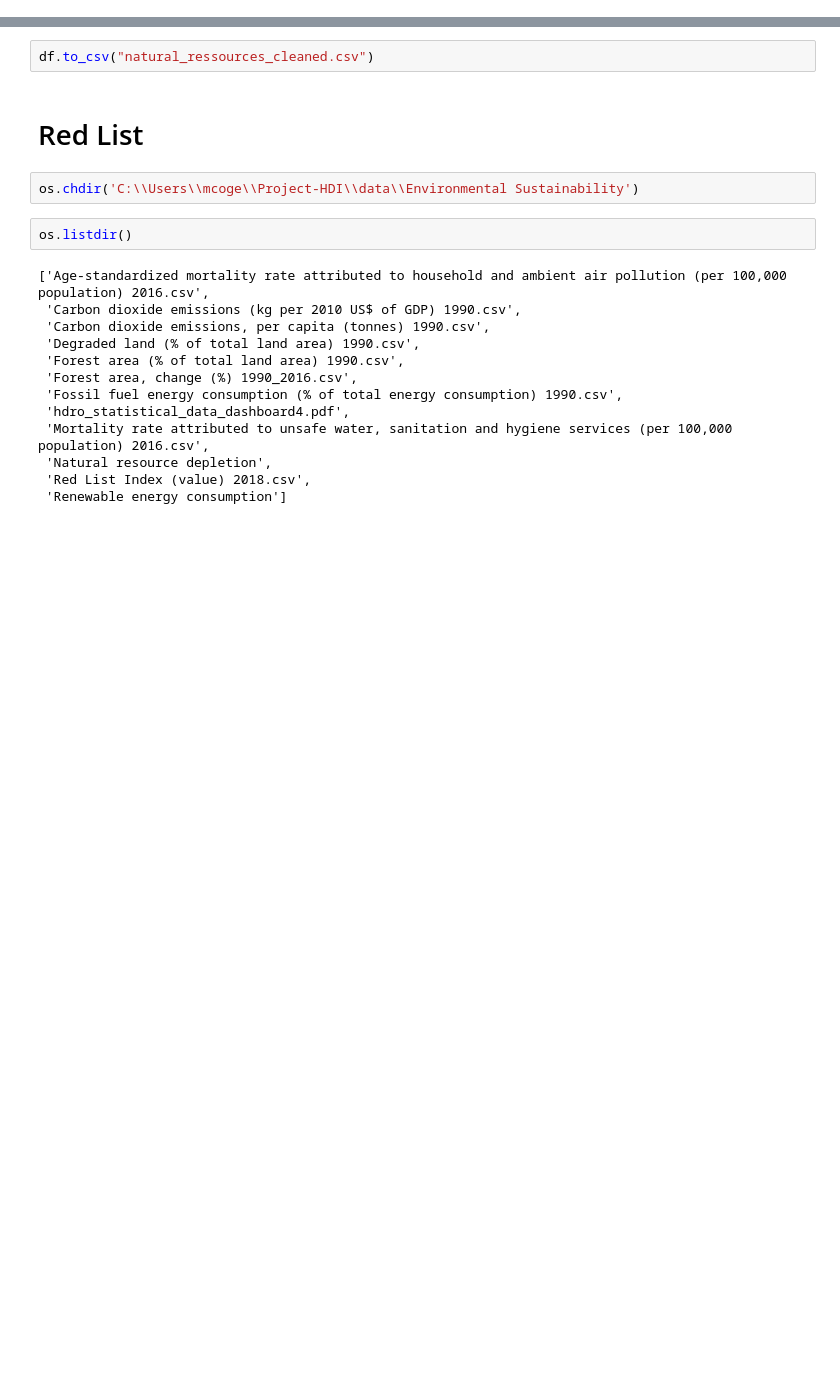
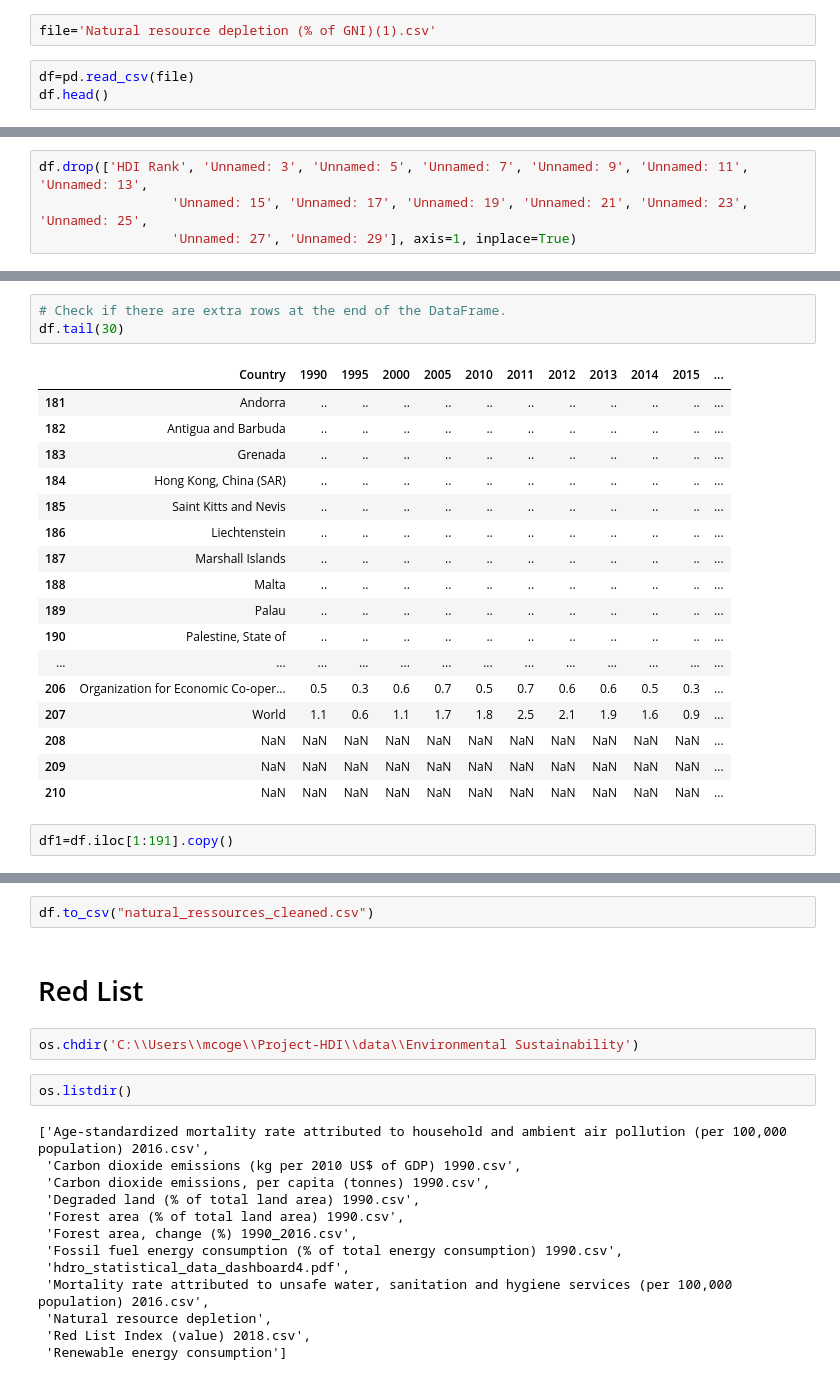
Before and after one commit to mattcoget/Project-HDI, a Jupyter notebook: Natural ressources depletion.ipynb, the cells around one changed output, grey strips where cells are left out. Saved outputs shown, nothing was run; the diff lists cells and outputs as text; blank space fills up the shorter version.

Commit message:
Update the files cleaned with 2019 datas

```diff
--- a/Natural ressources depletion.ipynb
+++ b/Natural ressources depletion.ipynb
@@ -48,0 +29,5 @@ df1.head()
+# %%
+file='Natural resource depletion (% of GNI)(1).csv'
+# %%
+df=pd.read_csv(file)
+df.head()
@@ -48,0 +42,4 @@ df1.head()
+# %%
+df.drop(['HDI Rank', 'Unnamed: 3', 'Unnamed: 5', 'Unnamed: 7', 'Unnamed: 9', 'Unnamed: 11', 'Unnamed: 13',
+                 'Unnamed: 15', 'Unnamed: 17', 'Unnamed: 19', 'Unnamed: 21', 'Unnamed: 23', 'Unnamed: 25',
+                 'Unnamed: 27', 'Unnamed: 29'], axis=1, inplace=True)
@@ -49 +55,24 @@ df1.head()
+# %%
+# Check if there are extra rows at the end of the DataFrame.
+df.tail(30)
+# %% [output]
+|  | Country | 1990 | 1995 | 2000 | 2005 | 2010 | 2011 | 2012 | 2013 | 2014 | 2015 | ... |
+| 181 | Andorra | .. | .. | .. | .. | .. | .. | .. | .. | .. | .. | ... |
+| 182 | Antigua and Barbuda | .. | .. | .. | .. | .. | .. | .. | .. | .. | .. | ... |
+| 183 | Grenada | .. | .. | .. | .. | .. | .. | .. | .. | .. | .. | ... |
+| 184 | Hong Kong, China (SAR) | .. | .. | .. | .. | .. | .. | .. | .. | .. | .. | ... |
+| 185 | Saint Kitts and Nevis | .. | .. | .. | .. | .. | .. | .. | .. | .. | .. | ... |
+| 186 | Liechtenstein | .. | .. | .. | .. | .. | .. | .. | .. | .. | .. | ... |
+| 187 | Marshall Islands | .. | .. | .. | .. | .. | .. | .. | .. | .. | .. | ... |
+| 188 | Malta | .. | .. | .. | .. | .. | .. | .. | .. | .. | .. | ... |
+| 189 | Palau | .. | .. | .. | .. | .. | .. | .. | .. | .. | .. | ... |
+| 190 | Palestine, State of | .. | .. | .. | .. | .. | .. | .. | .. | .. | .. | ... |
+| ... | ... | ... | ... | ... | ... | ... | ... | ... | ... | ... | ... | ... |
+| 206 | Organization for Economic Co-oper... | 0.5 | 0.3 | 0.6 | 0.7 | 0.5 | 0.7 | 0.6 | 0.6 | 0.5 | 0.3 | ... |
+| 207 | World | 1.1 | 0.6 | 1.1 | 1.7 | 1.8 | 2.5 | 2.1 | 1.9 | 1.6 | 0.9 | ... |
+| 208 | NaN | NaN | NaN | NaN | NaN | NaN | NaN | NaN | NaN | NaN | NaN | ... |
+| 209 | NaN | NaN | NaN | NaN | NaN | NaN | NaN | NaN | NaN | NaN | NaN | ... |
+| 210 | NaN | NaN | NaN | NaN | NaN | NaN | NaN | NaN | NaN | NaN | NaN | ... |
+# %%
+df1=df.iloc[1:191].copy()
 # %%
```
Also changed, not shown: parts of 51 cells of this notebook, 10 other files.
